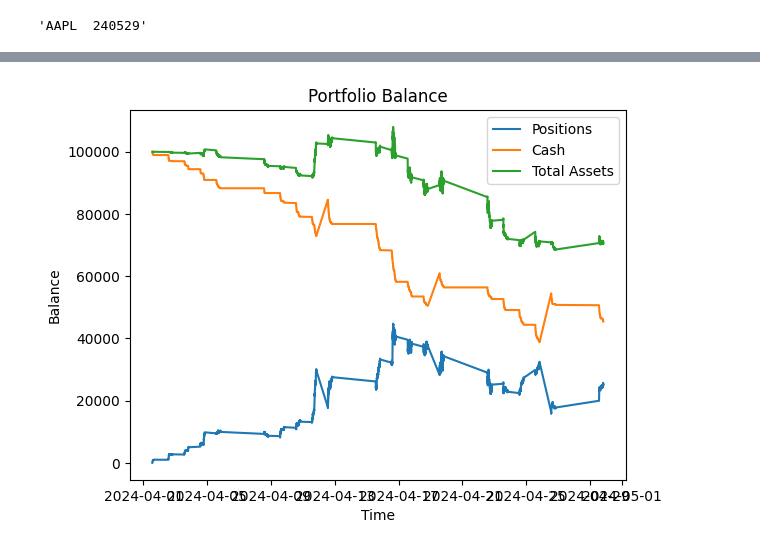
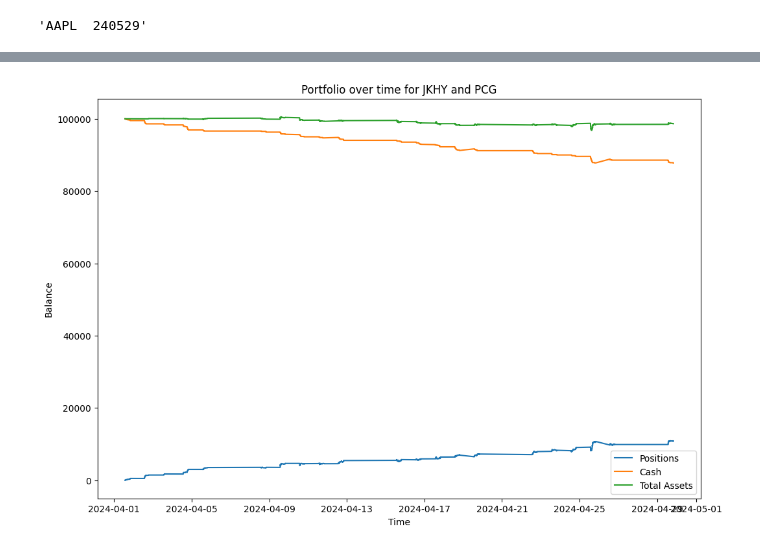
Before and after one commit to niallkehoe/mse244, a Jupyter notebook: backtest/backtest.ipynb, the cells around one changed output, grey strips where cells are left out. Drawn from its saved outputs; the diff is of its cells as text; code cells hidden in the pictures.

```diff
--- a/backtest/backtest.ipynb
+++ b/backtest/backtest.ipynb
@@ -58,8 +58,8 @@ df.head(20)
 # # Convert to dataframe
 # df_options = stored_data.to_df()
 # %%
-folder_path = "../data/options/AAPL/"
-# folder_path = "../data/options/best_pair/"
+# folder_path = "../data/options/AAPL/"
+folder_path = "../data/options/best_pair/"
 month_name = "202404"
 
 df_options = pd.DataFrame()
@@ -257,7 +257,12 @@ select_closest_option(df_at_time, "AAPL", 30, timestamp_test, option_type="P")
 # %%
 # df_trades = pd.read_csv("../output/AAPL_MSFT_trades.csv", index_col=0, parse_dates=True)
-# tickers = ("JKHY", "PCG")
-tickers = ("AAPL", "MSFT")
-df_trades = pd.read_csv(f"../output/{tickers[0]}_{tickers[1]}_trades.csv", index_col=0, parse_dates=True)
-df_trades = df_trades[[f"{tickers[0]}_trade", f"{tickers[1]}_trade"]]
-df_trades
+# best pair
+tickers = ("JKHY", "PCG")
+
+# popular stocks
+# tickers = ("AAPL", "MSFT")
+
+# df_trades = pd.read_csv(f"../output/{tickers[0]}_{tickers[1]}_trades.csv", index_col=0, parse_dates=True)
+# # df_trades = df_trades[[f"{tickers[0]}_trade", f"{tickers[1]}_trade"]]
+# df_trades = df_trades[[f"{tickers[1]}_trade"]]
+# df_trades
@@ -280,7 +272,8 @@ df_trades
 def get_trade_decision(df_trades, stock_ticker, time_stamp):
     try:
         trade = df_trades.loc[time_stamp][f"{stock_ticker}_trade"]
-        if trade == "nan": return None
+        # print(trade)
+        if trade == "nan" or trade == "NaN": return None
         # print(trade)
         return trade
     except:
@@ -289,4 +282,4 @@ def get_trade_decision(df_trades, stock_ticker, time_stamp):
 
 # get_trade_decision(df_trades, "AAPL", "2024-04-01 08:11:00+00:00")
 # get_trade_decision(df_trades, "AAPL", "2024-04-30 23:54:00+00:00")
-get_trade_decision(df_trades, tickers[0], "2024-04-01 13:31:00+00:00")
+# get_trade_decision(df_trades, tickers[0], "2024-04-01 13:31:00+00:00")
@@ -466,22 +516,23 @@ positions, cash = calculate_balance(portfolio)
 # %%
 def plot_portfolio(portfolio, positions, cash):
     # plot the balances
+    plt.figure(figsize=(12, 8))
     plt.plot(time_stamps, positions)
     plt.plot(time_stamps, cash)
 
     # Total assets
     total_assets = positions + cash
 
     plt.plot(time_stamps, total_assets)
     plt.xlabel("Time")
     plt.ylabel("Balance")
-    plt.title("Portfolio Balance")
+    plt.title(f"Portfolio over time for {tickers[0]} and {tickers[1]}")
     plt.legend(["Positions", "Cash", "Total Assets"])
     plt.show()
 
 plot_portfolio(portfolio, positions, cash)
 # %% [output]
-[figure, old version]
+[figure, new version]
 # %%
 positions.iloc[-1] + cash.iloc[-1]
 # %% [output]
```
Also changed, not shown: parts of 13 cells of this notebook, 10 other files.
